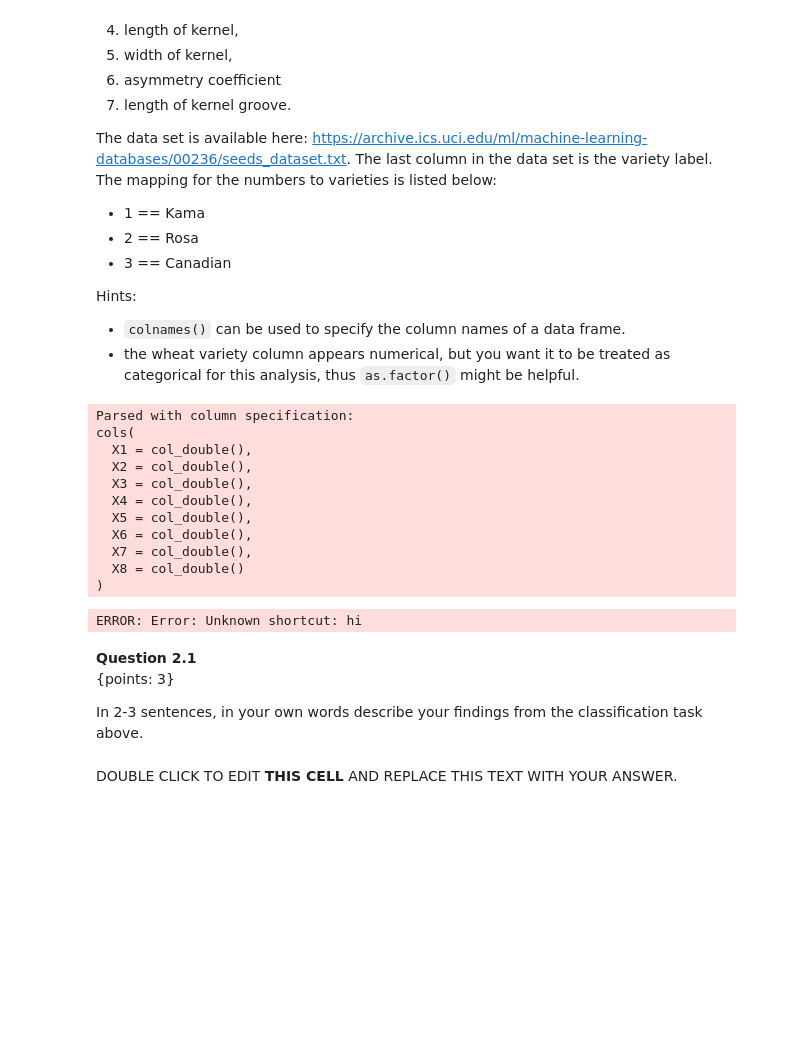
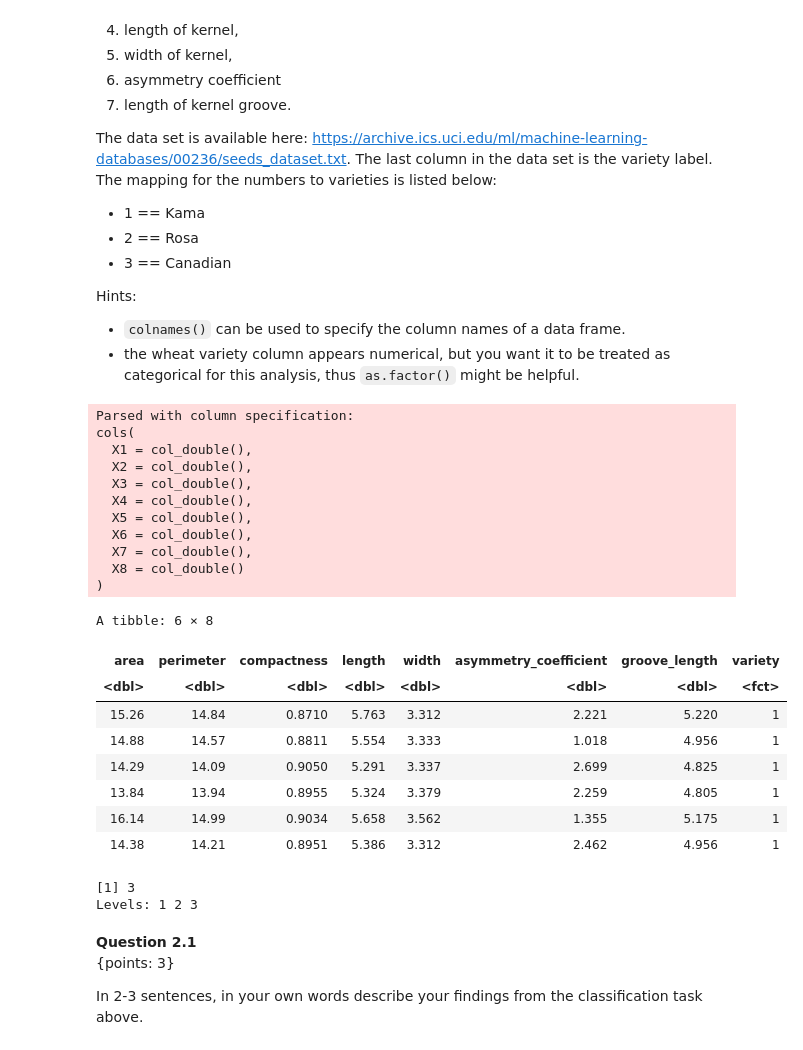
Before and after one commit to hallje193/dsci100-coursework-jerryhall, a Jupyter notebook: materials/tutorial_06/tutorial_06.ipynb, the cells around one changed output. Saved outputs shown, nothing was run; the diff lists cells and outputs as text; code cells hidden in the pictures; blank space fills up the shorter version.

```diff
--- a/materials/tutorial_06/tutorial_06.ipynb
+++ b/materials/tutorial_06/tutorial_06.ipynb
@@ -336,35 +341,57 @@ Hints:
 # %%
 #This is the new observation to predict
 new_seed <- data.frame(area = 12.1,
                         perimeter = 14.2,
                         compactness = 0.9,
                         length = 4.9,
                         width = 2.8,
                         asymmetry_coefficient = 3.0,
                         groove_length = 5.1)
 
 # your code here
 data<-read_table2('https://archive.ics.uci.edu/ml/machine-learning-databases/00236/seeds_dataset.txt',
-                  col_names = FALSE) +
-    cols(X1="hi")
-data
+                  col_names = FALSE) %>%
+    mutate(X8 = as.factor(X8))
+colnames(data)<-c("area","perimeter","compactness","length","width","asymmetry_coefficient","groove_length","variety")
+
+
+X_tr <- data %>%
+    select(-variety) %>%
+    data.frame()
+
+Y_tr <- data %>%
+    select(variety) %>%
+    unlist()
+
+head(data)
+data_model<- train(x=X_tr,y=Y_tr,method='knn',tuneGrid=data.frame(k=5))
+seed_result<- predict(data_model, new_seed)
+seed_result
 # %% [output]
 Parsed with column specification:
 cols(
   X1 = col_double(),
   X2 = col_double(),
   X3 = col_double(),
   X4 = col_double(),
   X5 = col_double(),
   X6 = col_double(),
   X7 = col_double(),
   X8 = col_double()
 )
-ERROR: Error: Unknown shortcut: hi
+A tibble: 6 × 8
+| area | perimeter | compactness | length | width | asymmetry_coefficient | groove_length | variety |
+| <dbl> | <dbl> | <dbl> | <dbl> | <dbl> | <dbl> | <dbl> | <fct> |
+| 15.26 | 14.84 | 0.8710 | 5.763 | 3.312 | 2.221 | 5.220 | 1 |
+| 14.88 | 14.57 | 0.8811 | 5.554 | 3.333 | 1.018 | 4.956 | 1 |
+| 14.29 | 14.09 | 0.9050 | 5.291 | 3.337 | 2.699 | 4.825 | 1 |
+| 13.84 | 13.94 | 0.8955 | 5.324 | 3.379 | 2.259 | 4.805 | 1 |
+| 16.14 | 14.99 | 0.9034 | 5.658 | 3.562 | 1.355 | 5.175 | 1 |
+| 14.38 | 14.21 | 0.8951 | 5.386 | 3.312 | 2.462 | 4.956 | 1 |
+[1] 3
+Levels: 1 2 3
 # %% [markdown]
 **Question 2.1**
 <br> {points: 3}
 
 In 2-3 sentences, in your own words describe your findings from the classification task above.
-# %% [markdown]
-DOUBLE CLICK TO EDIT **THIS CELL** AND REPLACE THIS TEXT WITH YOUR ANSWER.
```
Also changed, not shown: parts of 2 cells of this notebook.
